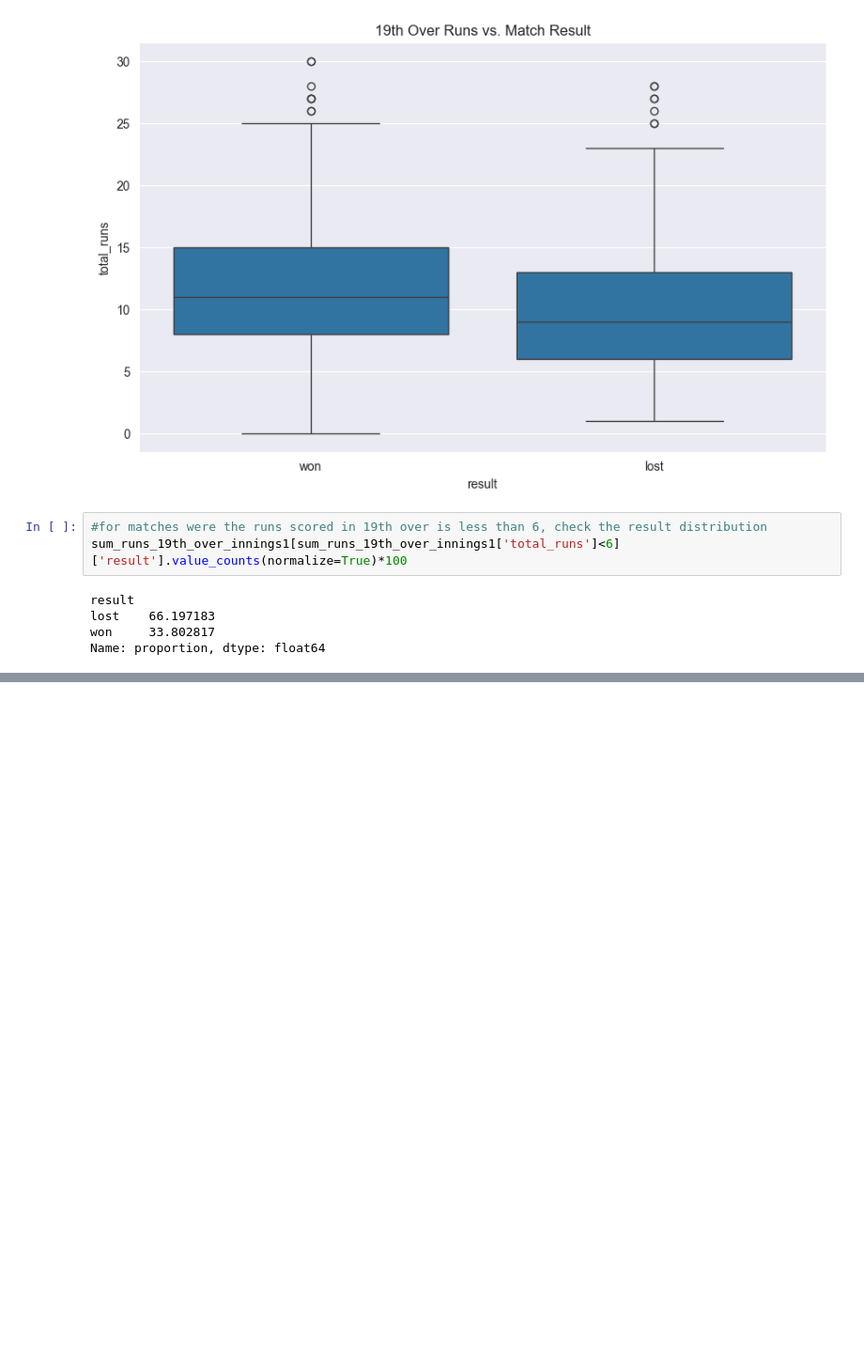
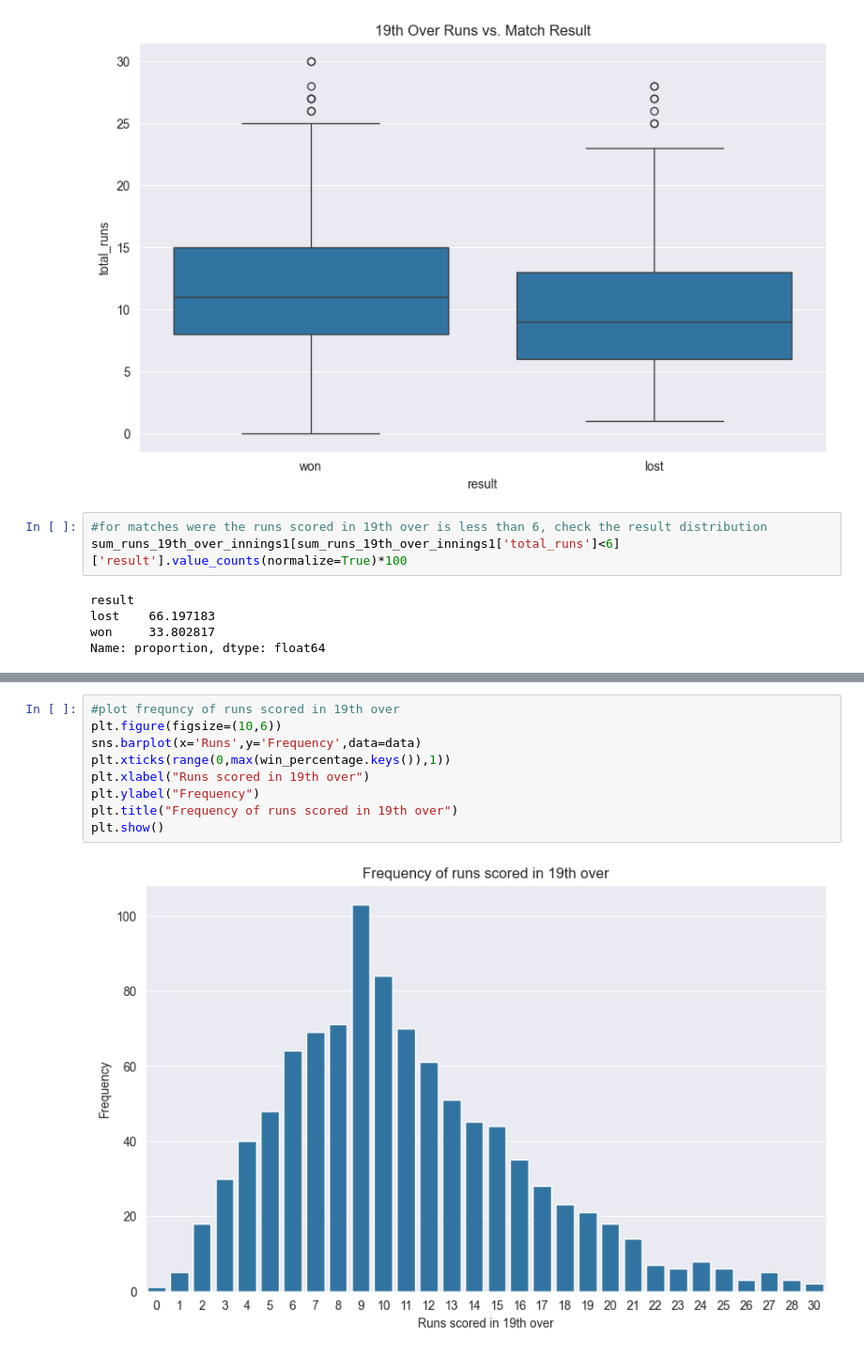
Before and after one commit to visakhpadmanabhan7/crick_analytics, a Jupyter notebook: analyse19th_over.ipynb, the cells around one changed output, grey strips where cells are left out. Shown at 94% size. Saved outputs shown, nothing was run; the diff lists cells and outputs as text; blank space fills up the shorter version.

```diff
--- a/analyse19th_over.ipynb
+++ b/analyse19th_over.ipynb
@@ -576,0 +629,11 @@ plt.show()
+# %%
+#plot frequncy of runs scored in 19th over
+plt.figure(figsize=(10,6))
+sns.barplot(x='Runs',y='Frequency',data=data)
+plt.xticks(range(0,max(win_percentage.keys()),1))
+plt.xlabel("Runs scored in 19th over")
+plt.ylabel("Frequency")
+plt.title("Frequency of runs scored in 19th over")
+plt.show()
+# %% [output]
+[figure, added]
```
Also changed, not shown: parts of 10 cells of this notebook.
